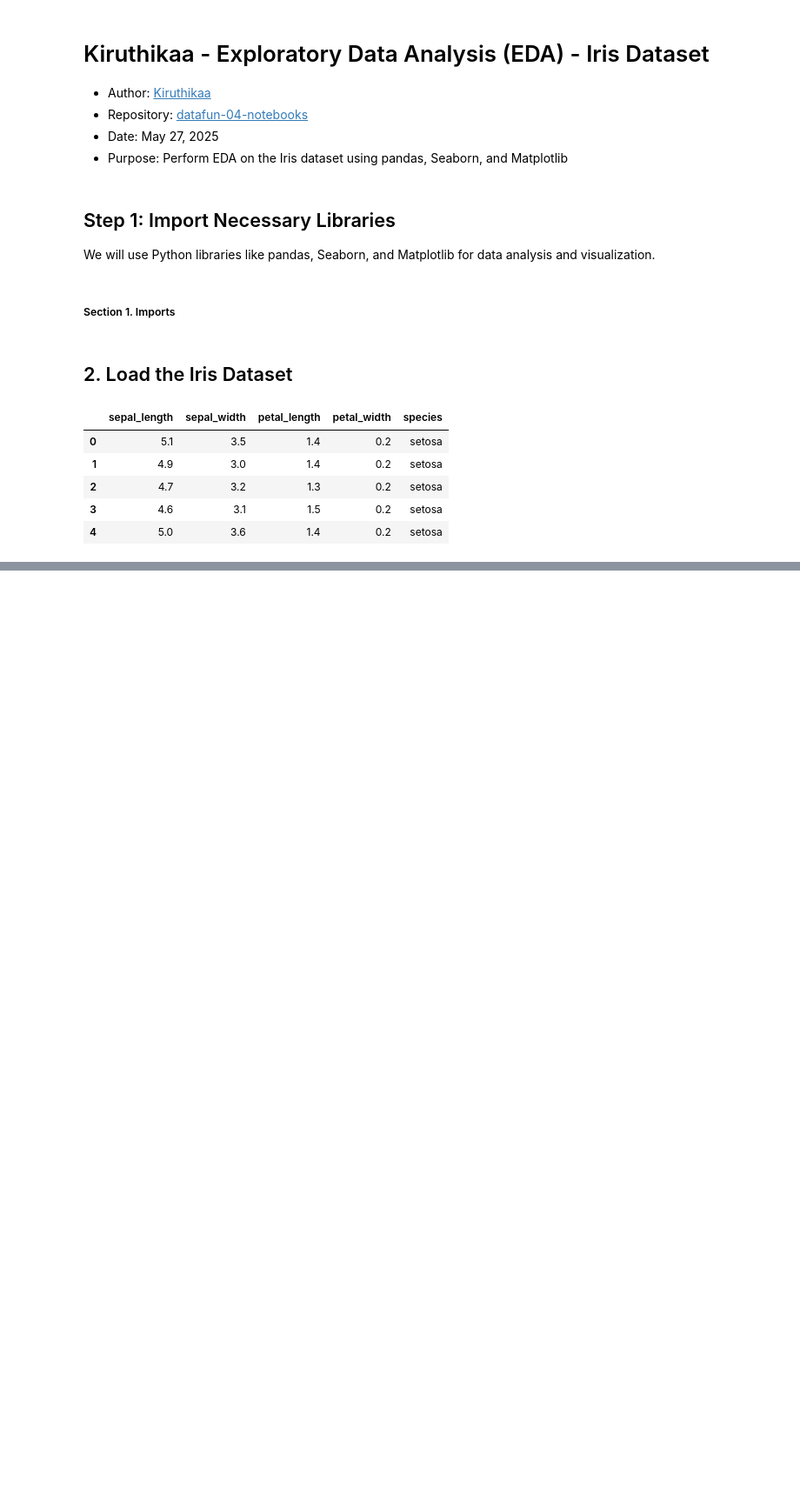
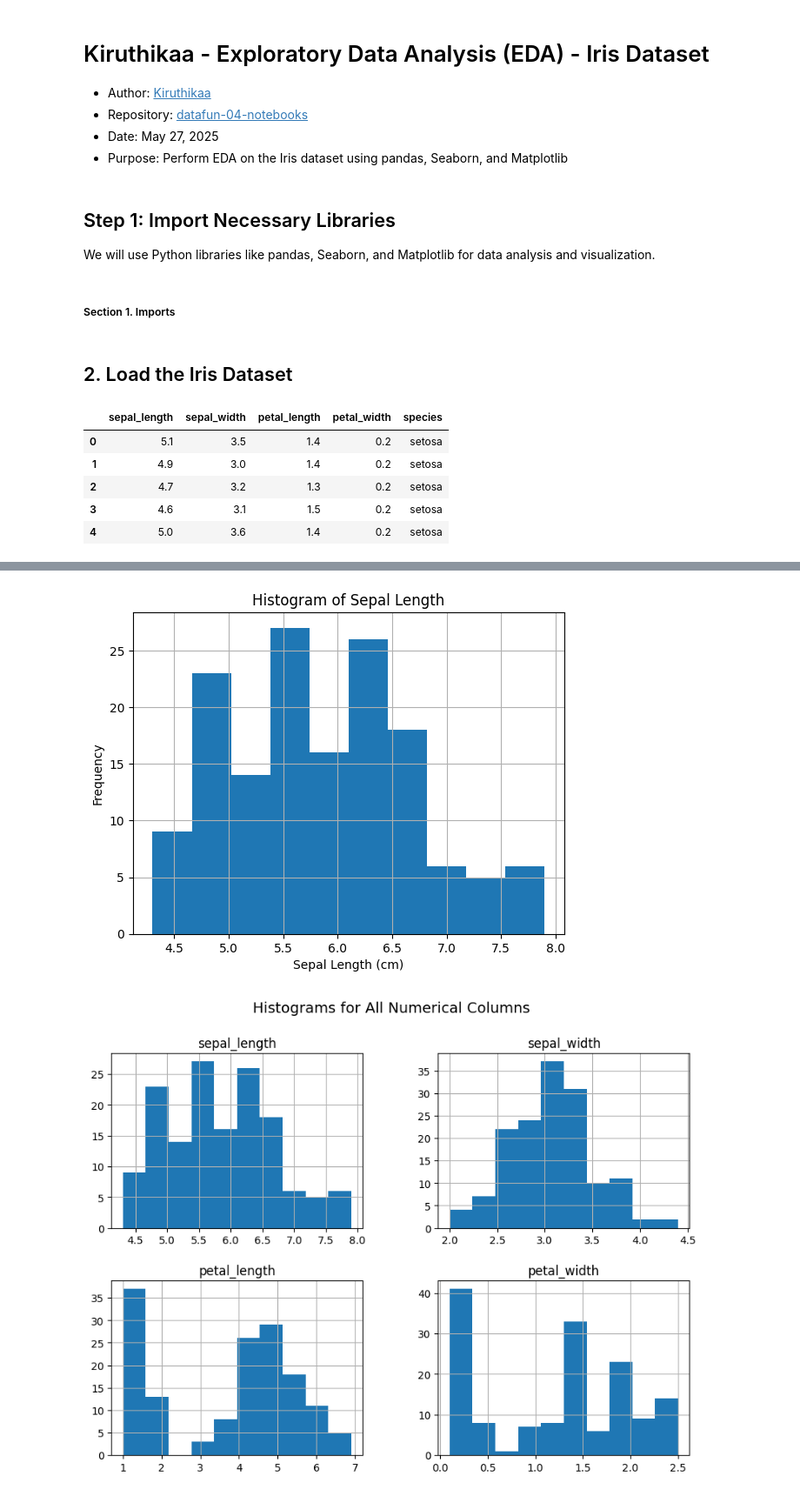
Before and after one commit to Kiruthikaa2512/datafun-04-eda, a Jupyter notebook: kiru_eda.ipynb, the cells around one changed output, grey strips where cells are left out. Shown at 87% size. Saved outputs shown, nothing was run; the diff lists cells and outputs as text; code cells hidden in the pictures; blank space fills up the shorter version.

```diff
--- a/kiru_eda.ipynb
+++ b/kiru_eda.ipynb
@@ -37,0 +120,17 @@ iris_df.head()
+# %%
+import matplotlib.pyplot as plt
+
+# Histogram for a single numerical column (Example: sepal_length)
+iris_df['sepal_length'].hist()
+plt.title('Histogram of Sepal Length')
+plt.xlabel('Sepal Length (cm)')
+plt.ylabel('Frequency')
+plt.show()
+
+# Histograms for ALL numerical columns
+iris_df.hist(figsize=(10, 7))
+plt.suptitle('Histograms for All Numerical Columns', fontsize=14)
+plt.show()
+# %% [output]
+[figure, added]
+[figure, added]
```
Also changed, not shown: parts of 18 cells of this notebook.
